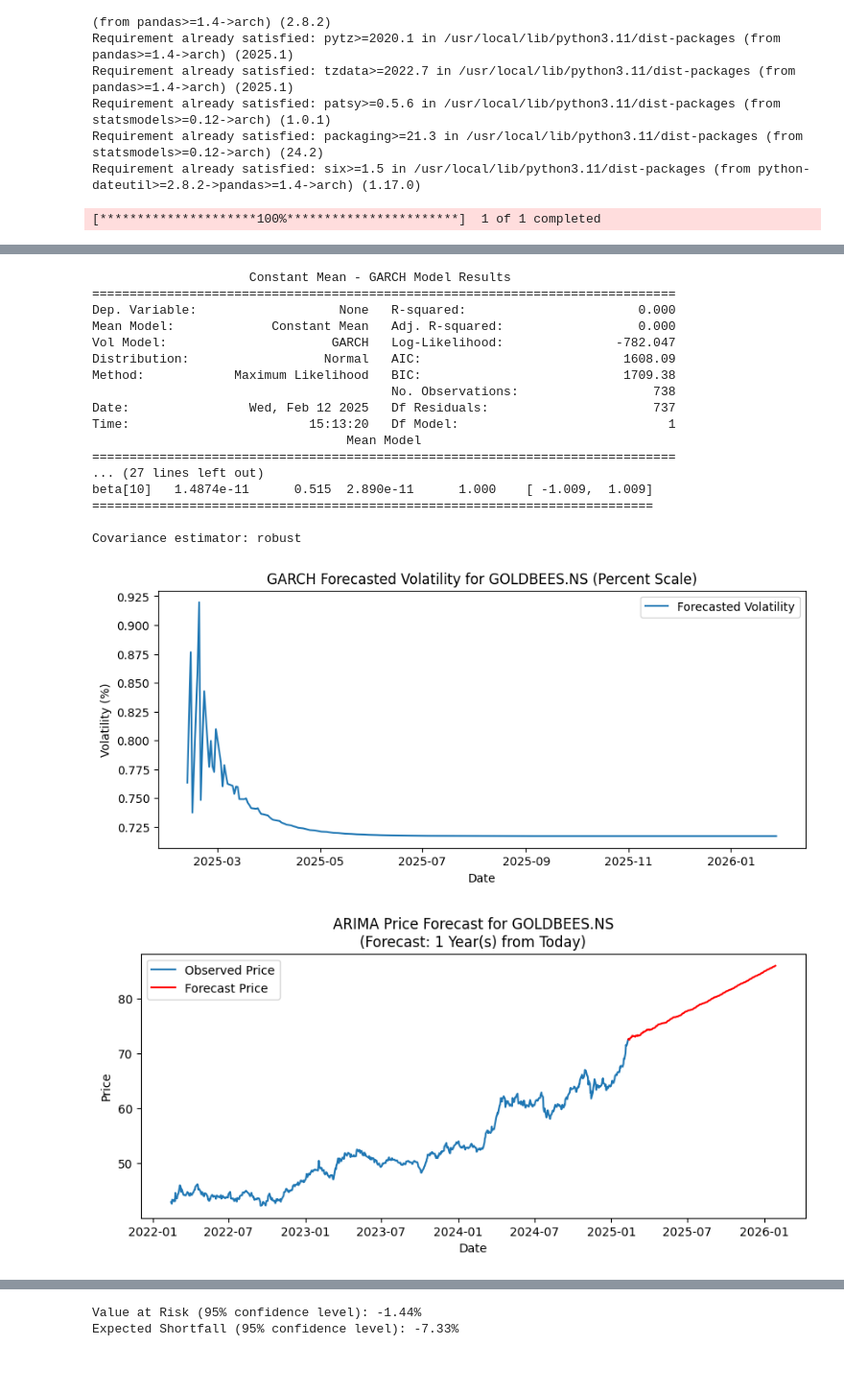
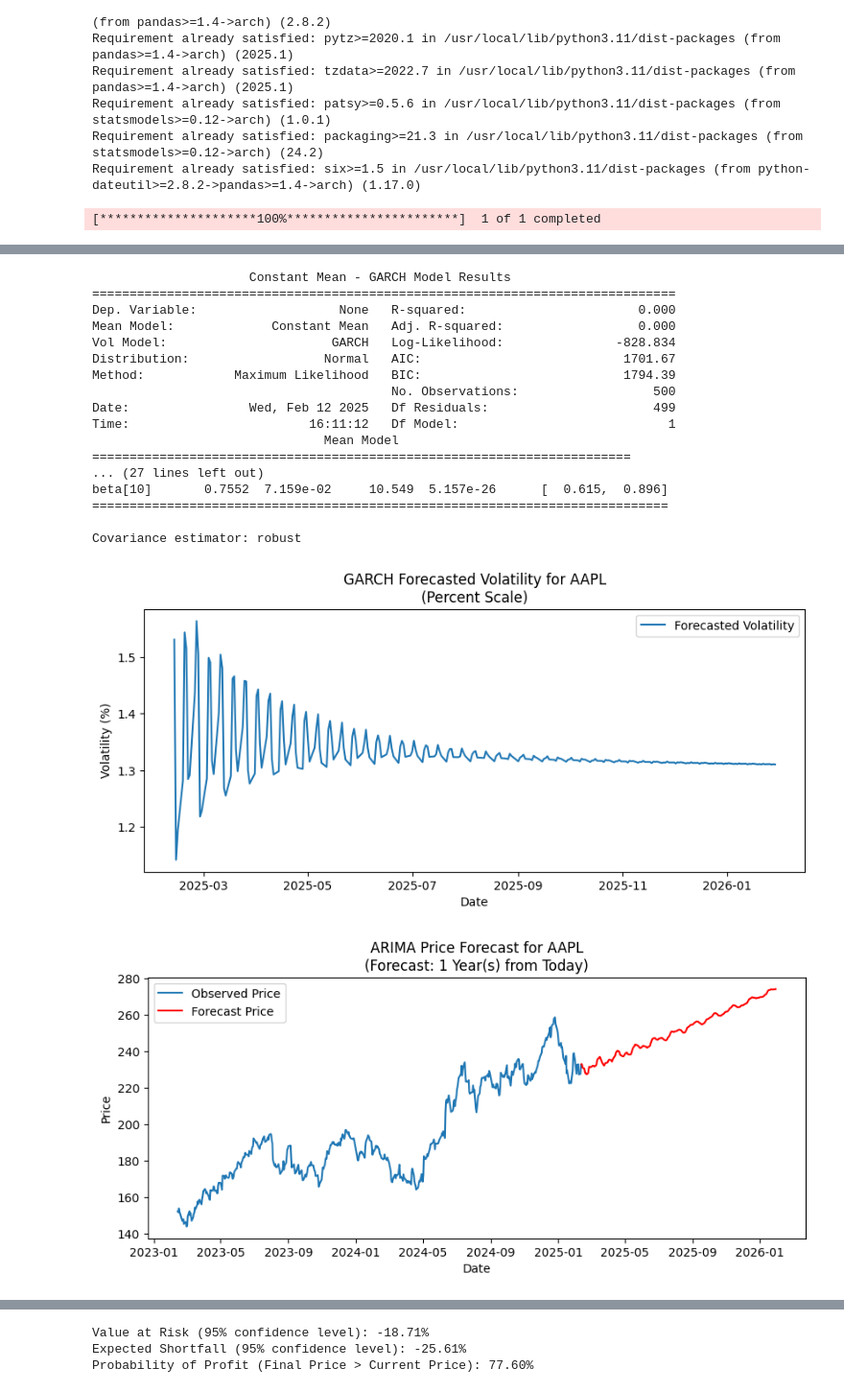
Before and after one commit to vkthakur90/AI_Applications, a Jupyter notebook: ARIMA_GARCH_on_Stock_Price.ipynb, the cells around one changed output, grey strips where cells are left out. Shown at 96% size. Drawn from its saved outputs; the diff is of its cells as text; code cells hidden in the pictures; blank space fills up the shorter version.

```diff
--- a/ARIMA_GARCH_on_Stock_Price.ipynb
+++ b/ARIMA_GARCH_on_Stock_Price.ipynb
@@ -20,19 +20,21 @@ import numpy as np
 import pandas as pd
 import matplotlib.pyplot as plt
 from statsmodels.tsa.arima.model import ARIMA
-from arch import arch_model  # Ensure you have installed the arch package (pip install arch)
+from arch import arch_model  # pip install arch
+from scipy.stats import percentileofscore, probplot
+import seaborn as sns
 
 # =============================================================================
 # PARAMETERS (All parameters are defined at the beginning)
 # =============================================================================
 
 # Data parameters
-ticker = 'GOLDBEES.NS'
-data_years = 3      # Number of previous years of data to use as input
+ticker = 'AAPL'
+data_years = 2      # Number of previous years of data to use as input
 forecast_years = 1  # Forecast horizon in years
 
 # Compute dates based on parameters
-end_date = pd.Timestamp.today().normalize()  # today's date (normalized)
+end_date = pd.Timestamp.today().normalize()  # Today's date (normalized)
 start_date = end_date - pd.DateOffset(years=data_years)
 
 frequency = 'B'  # Business day frequency
@@ -139,7 +141,7 @@ forecast_volatility.index = forecast_index
 
 plt.figure(figsize=(10, 4))
 plt.plot(forecast_volatility, label='Forecasted Volatility')
-plt.title(f'GARCH Forecasted Volatility for {ticker} (Percent Scale)')
+plt.title(f'GARCH Forecasted Volatility for {ticker}\n(Percent Scale)')
 plt.xlabel('Date')
 plt.ylabel('Volatility (%)')
 plt.legend()
@@ -254,5 +256,30 @@ expected_shortfall = simulated_returns[simulated_returns <= var_threshold].mean(
 
 print(f"Value at Risk (95% confidence level): {var_threshold:.2f}%")
 print(f"Expected Shortfall (95% confidence level): {expected_shortfall:.2f}%")
+
+# =============================================================================
+# PROBABILITY OF PROFIT FROM MONTE CARLO SIMULATION
+# =============================================================================
+
+# Calculate the probability of profit as the percentage of simulated final prices
+# that exceed the current (latest) price.
+prob_profit = np.mean(final_prices > current_price) * 100
+print(f"Probability of Profit (Final Price > Current Price): {prob_profit:.2f}%")
+
+plt.figure(figsize=(10, 6))
+sns.kdeplot(final_prices, fill=True, color='skyblue', label='KDE')
+plt.axvline(current_price, color='red', linestyle='dashed', linewidth=2, label='Current Price')
+plt.title('KDE of Monte Carlo Simulated Final Prices (Probability Density)')
+plt.xlabel('Price')
+plt.ylabel('Probability Density')
+plt.legend()
+plt.show()
+
+# =============================================================================
+# FIND PERCENTILE OF CURRENT PRICE AT THE END OF SIMULATION
+# =============================================================================
+
+current_price_percentile = percentileofscore(final_prices, current_price)
+print(f"Current price is at the {current_price_percentile:.2f}th percentile of the final simulated prices.")
 # %% [output]
 [*********************100%***********************]  1 of 1 completed
@@ -279,19 +306,19 @@ Warnings:
                      Constant Mean - GARCH Model Results
 ==============================================================================
 Dep. Variable:                   None   R-squared:                       0.000
 Mean Model:             Constant Mean   Adj. R-squared:                  0.000
-Vol Model:                      GARCH   Log-Likelihood:               -782.047
-Distribution:                  Normal   AIC:                           1608.09
-Method:            Maximum Likelihood   BIC:                           1709.38
-                                        No. Observations:                  738
-Date:                Wed, Feb 12 2025   Df Residuals:                      737
-Time:                        15:13:20   Df Model:                            1
-                                  Mean Model
-==============================================================================
+Vol Model:                      GARCH   Log-Likelihood:               -828.834
+Distribution:                  Normal   AIC:                           1701.67
+Method:            Maximum Likelihood   BIC:                           1794.39
+                                        No. Observations:                  500
+Date:                Wed, Feb 12 2025   Df Residuals:                      499
+Time:                        16:11:12   Df Model:                            1
+                               Mean Model
+========================================================================
 ... (27 lines left out)
-beta[10]   1.4874e-11      0.515  2.890e-11      1.000    [ -1.009,  1.009]
-===========================================================================
+beta[10]       0.7552  7.159e-02     10.549  5.157e-26      [  0.615,  0.896]
+=============================================================================
 
 Covariance estimator: robust
-[figure, old version]
+[figure, new version]
-[figure, old version]
+[figure, new version]
@@ -301,2 +328,3 @@ Covariance estimator: robust
-Value at Risk (95% confidence level): -1.44%
-Expected Shortfall (95% confidence level): -7.33%
+Value at Risk (95% confidence level): -18.71%
+Expected Shortfall (95% confidence level): -25.61%
+Probability of Profit (Final Price > Current Price): 77.60%
```
Also changed, not shown: parts of 1 cell of this notebook.
